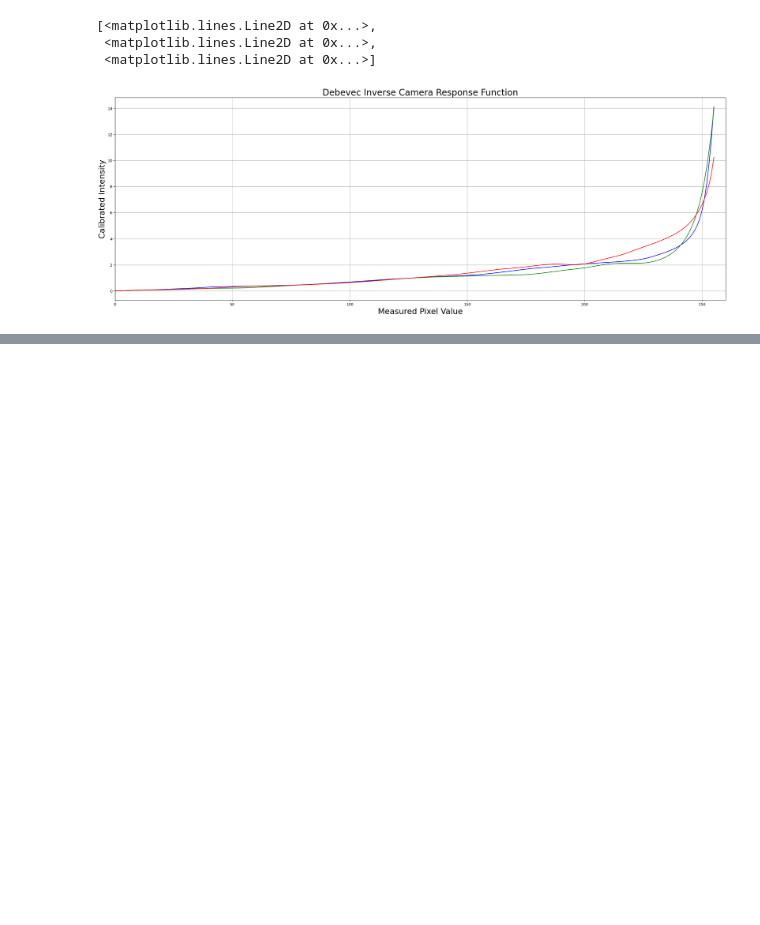
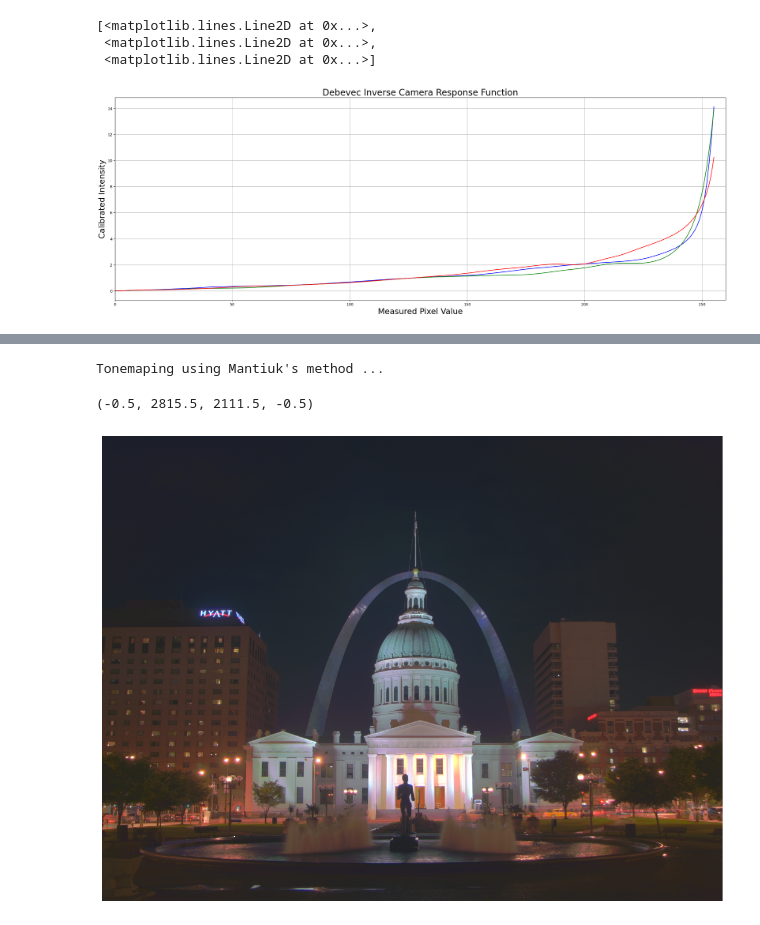
Before and after one commit to pereruannabaala/High_Dynamic_Range, a Jupyter notebook: HDR.ipynb, the cells around one changed output, grey strips where cells are left out. Drawn from its saved outputs; the diff is of its cells as text; code cells hidden in the pictures; blank space fills up the shorter version.

```diff
--- a/HDR.ipynb
+++ b/HDR.ipynb
@@ -83,0 +116,16 @@ plt.plot(x, y[:, 0], "b", x, y[:, 1], "g", x, y[:, 2], "r")
+# %%
+# Tonemap using Mantiuk's method to obtain 24-bit color image
+print("Tonemaping using Mantiuk's method ... ")
+tonemapMantiuk = cv2.createTonemapMantiuk(2.2, 0.85, 1.2)
+ldrMantiuk = tonemapMantiuk.process(hdrDebevec)
+ldrMantiuk = 3 * ldrMantiuk
+
+# save the image using cv2.imwrite
+cv2.imwrite("ldr-Mantiuk.jpg", ldrMantiuk * 255)
+
+# plot the image using plt.imshow
+plt.figure(figsize=(20, 10));plt.imshow(np.clip(ldrMantiuk, 0, 1)[:,:,::-1]);plt.axis("off")
+# %% [output]
+Tonemaping using Mantiuk's method ...
+(-0.5, 2815.5, 2111.5, -0.5)
+[figure, added]
```
Also changed, not shown: parts of 3 cells of this notebook.
